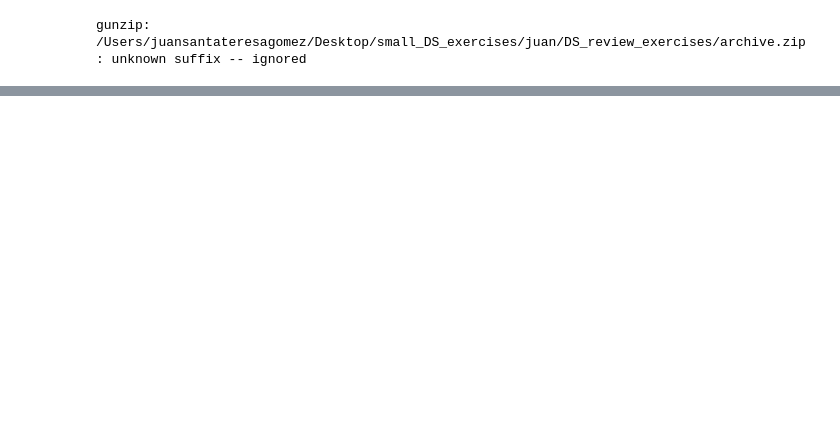
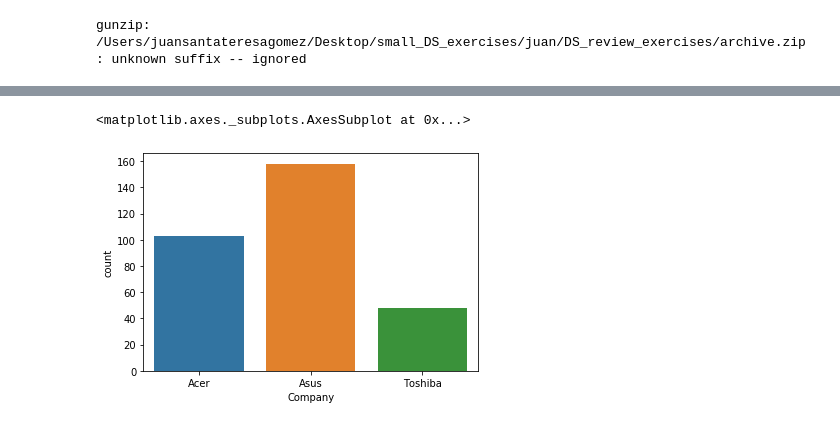
Before and after one commit to juansantateresa/juan, a Jupyter notebook: DS_review_exercises/Encoding techniques.ipynb, the cells around one changed output, grey strips where cells are left out. Drawn from its saved outputs; the diff is of its cells as text; code cells hidden in the pictures; blank space fills up the shorter version.

```diff
--- a/DS_review_exercises/Encoding techniques.ipynb
+++ b/DS_review_exercises/Encoding techniques.ipynb
@@ -24,0 +100,7 @@ wheather[]
+# %%
+laptops_certain = laptops.loc[laptops['Company'].isin(['Acer', 'Asus', 'Toshiba'])]
+# %%
+sns.countplot(laptops_certain['Company'])
+# %% [output]
+<matplotlib.axes._subplots.AxesSubplot at 0x...>
+[figure, added]
```
Also changed, not shown: parts of 12 cells of this notebook.
